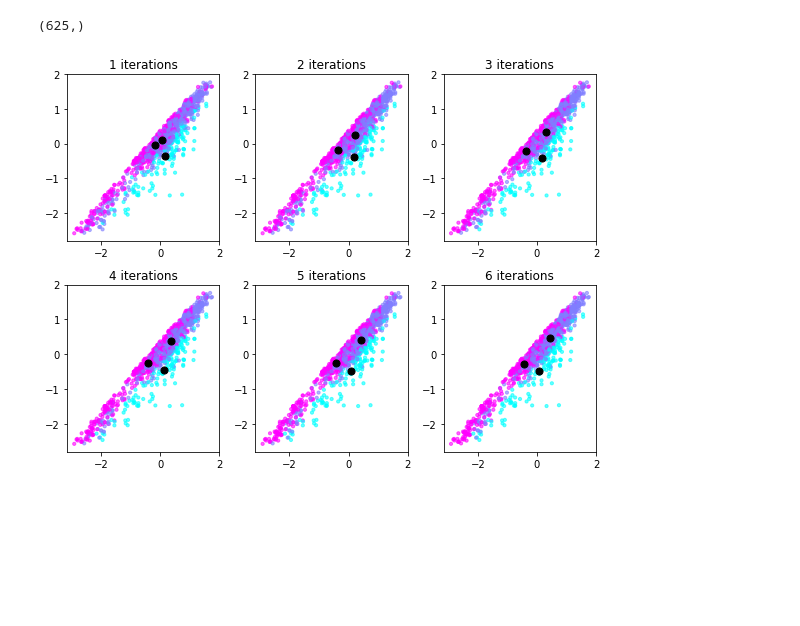
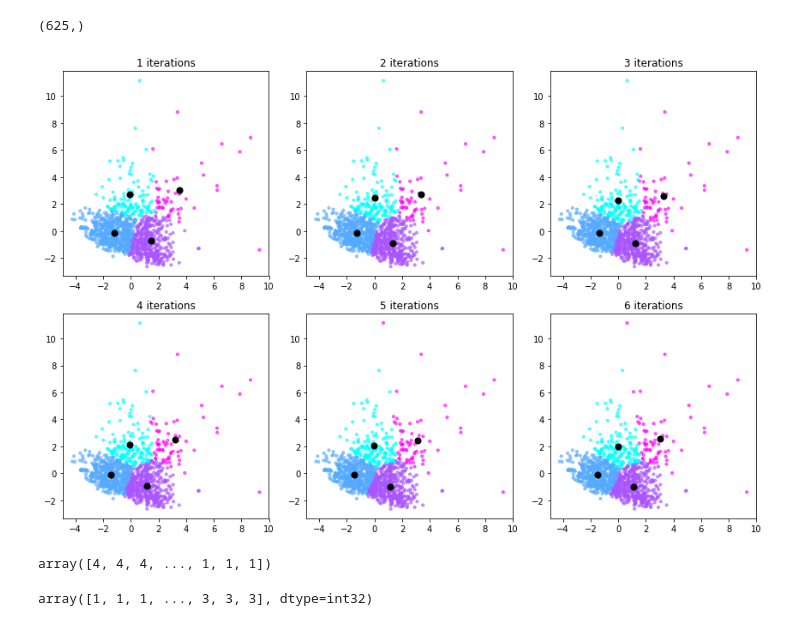
Before and after one commit to kfarbman/ski-recommender, a Jupyter notebook: notebooks/clustering.ipynb, the cells around one changed output. Drawn from its saved outputs; the diff is of its cells as text; code cells hidden in the pictures; blank space fills up the shorter version.

Commit message:
annotated visualizations, did some clustering, alphabetized trail names in dropdowns

```diff
--- a/notebooks/clustering.ipynb
+++ b/notebooks/clustering.ipynb
@@ -42,3 +45,7 @@ gm = GaussianMixture(n_components=4)
 gmm = gm.fit(X)
 # %%
 gm_labels = gmm.predict(X)
+# %%
+pca = PCA(n_components=2)
+# %%
+pca_mod = pca.fit_transform(X)
@@ -61,12 +78,12 @@ def plot_iterations(iterations, data, plotname = None):
     '''
     iterations is a list, data is a np array
     '''
-    fig, ax = plt.subplots(nrows=2,ncols=3, figsize=(8,6))
+    fig, ax = plt.subplots(nrows=2,ncols=3, figsize=(12,8))
     ax = ax.flatten()
 
     init_points = data[:3]
     for j, it in enumerate(iterations):
-        km = KMeans(n_clusters=3, n_init=1, max_iter=it, \
+        km = KMeans(n_clusters=4, n_init=1, max_iter=it, \
                     random_state=0, n_jobs=-1)
         km.fit(data)
         cents = km.cluster_centers_
@@ -81,6 +98,14 @@ def plot_iterations(iterations, data, plotname = None):
     else:
         plt.show()
 # %%
-plot_iterations(range(1,7),X)
+plot_iterations(range(1,7),pca_mod)
 # %% [output]
-[figure, old version]
+[figure, new version]
+# %%
+color_num_array
+# %% [output]
+array([4, 4, 4, ..., 1, 1, 1])
+# %%
+km_labels
+# %% [output]
+array([1, 1, 1, ..., 3, 3, 3], dtype=int32)
```
Also changed, not shown: parts of 6 cells of this notebook, 3 other files.
